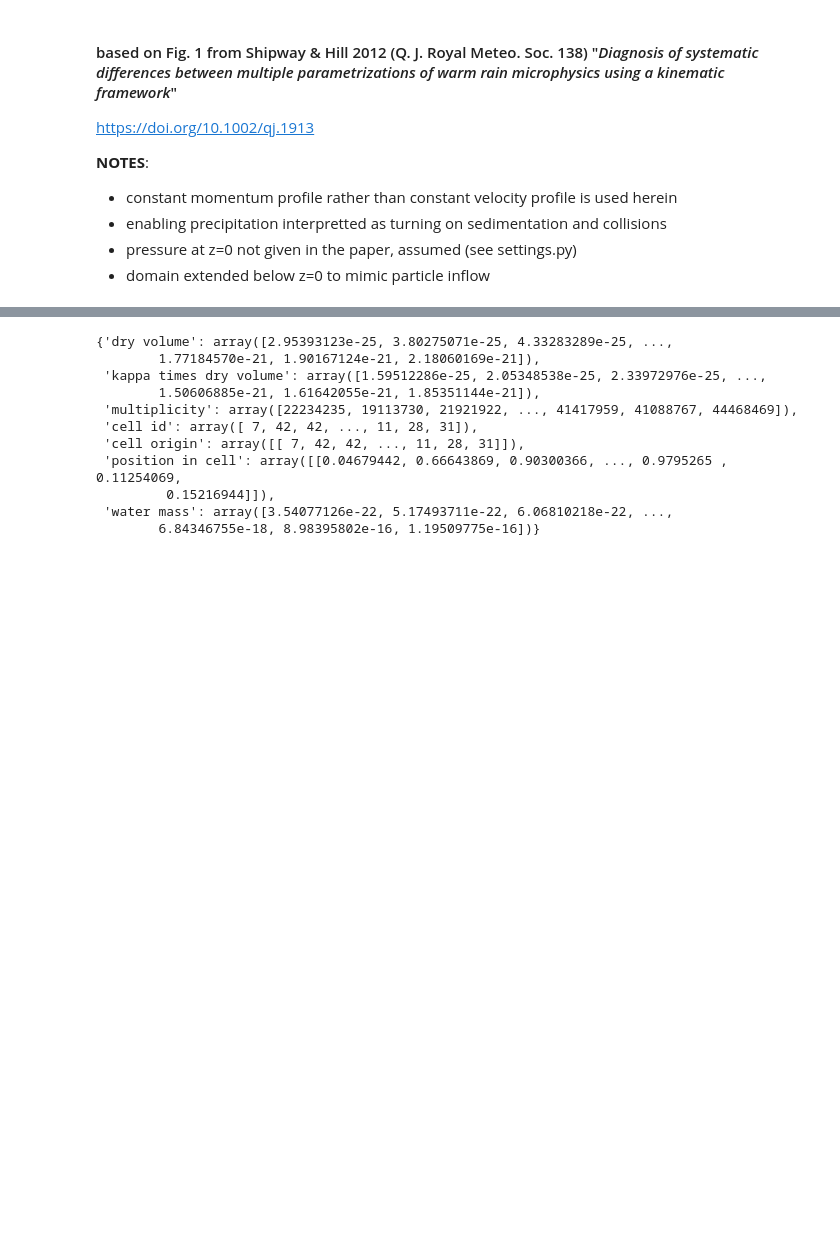
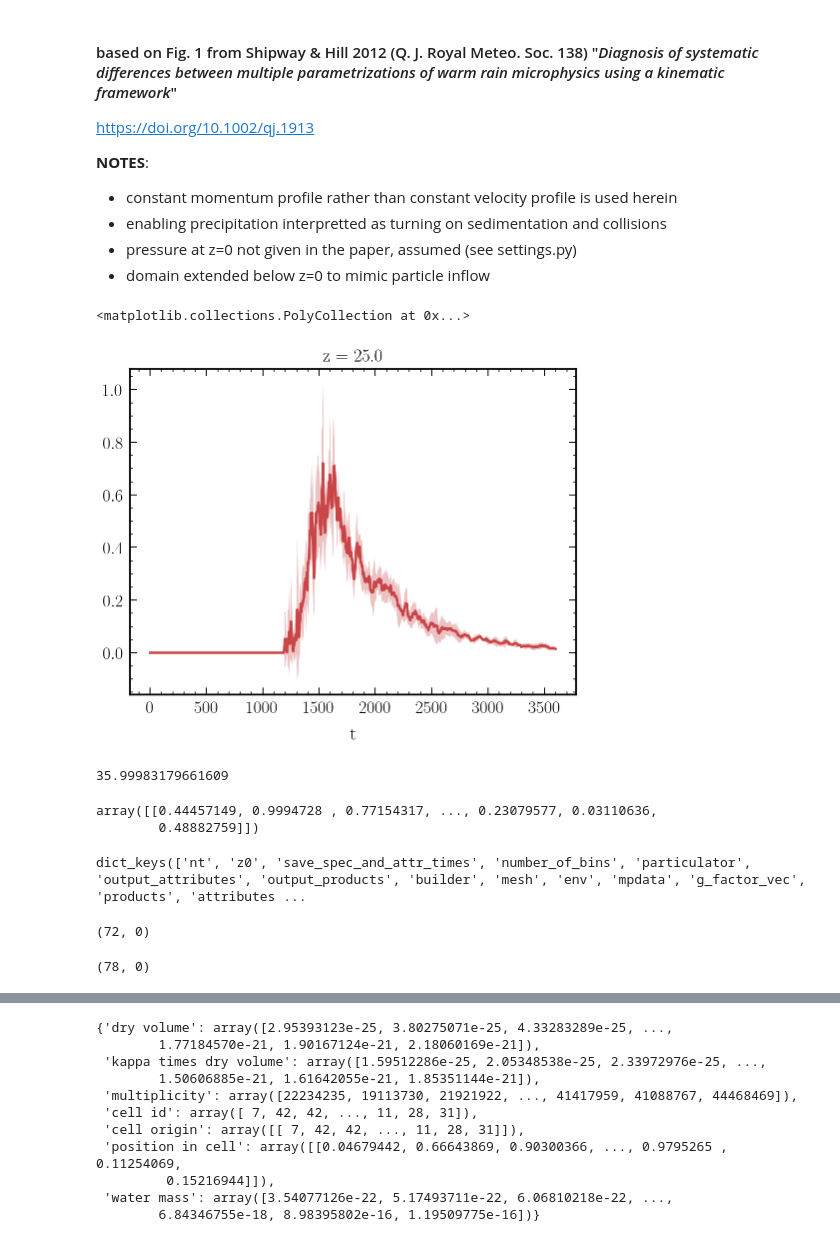
Before and after one commit to jtbuch/cloud-seeding-sdm, a Jupyter notebook: plot_script.ipynb, the cells around one changed output, grey strips where cells are left out. Cells and saved outputs as stored; diff of their text form; code cells hidden in the pictures; blank space fills up the shorter version.

```diff
--- a/plot_script.ipynb
+++ b/plot_script.ipynb
@@ -22,12 +40,12 @@ common_params = {
     "aerosol_modes_by_kappa": {
             .54: Lognormal(
                         norm_factor= 50 / si.cm ** 3,
-                        m_mode=15 * si.nm,
+                        m_mode=40 * si.nm,
                         s_geom=1.4
                 ),
             .85: Lognormal(
-                    norm_factor= 100/ si.cm ** 3,
-                    m_mode= 40 * si.nm,
+                    norm_factor= 10/ si.cm ** 3,
+                    m_mode= 60 * si.nm,
                     s_geom= 1.2
                 )
             },
@@ -35,23 +53,45 @@ common_params = {
     "dz": 50 * si.m,
     "p0": 990 * si.hPa
 }
+sav_flag= False
 # %%
 output = {}
 settings = {}
 simulation = {}
-for rho_times_w in (
-    2 * si.kg/si.m**3 * si.m/si.s,
-    3 * si.kg/si.m**3 * si.m/si.s
-):
-    for precip in (
-        False,
-        True
+rain_xarr = {}
+n_runs= 5
+
+for r_id in tqdm(range(n_runs)):
+    for rho_times_w in (
+        2 * si.kg/si.m**3 * si.m/si.s,
+        3 * si.kg/si.m**3 * si.m/si.s
     ):
-        key = f"rhow={rho_times_w}_p={precip}"
+        key = f"rhow={rho_times_w}_run={r_id}"
         settings[key] = Settings(
             **common_params,
+            formulae= Formulae(seed= np.random.randint(1000)),
             rho_times_w_1=rho_times_w,
-            precip=precip
-        )
+            precip= True
+            )
         simulation[key] = Simulation(settings[key])
         output[key] = simulation[key].run().products
+
+        rain_xarr[key]= xarray.DataArray(data= output[key]['rain water mixing ratio'],
+                            dims=["z", "t"],
+                            coords=dict(
+                                t=(["t"], output[key]['t'],),
+                                z=(["z"], output[key]['z'],),)
+                            )
+if sav_flag:
+    rain_xarr.to_netcdf("../../sav_files/rwmr_" + key + "_n1_50_n2_1000.nc")
+# %%
+surface_rain= xarray.concat([rain_xarr["rhow=2.0_run=%d"%i] for i in range(n_runs)], dim="run")
+surface_rain= surface_rain.assign_coords(run=range(n_runs))
+# %%
+fig, ax= plt.subplots(1, 1, figsize=(8, 6))
+surface_rain.sel(z= 25).mean(dim= "run").plot(ax= ax)
+ax.fill_between(surface_rain.t, surface_rain.sel(z= 25).mean(dim= "run") + surface_rain.sel(z= 25).std(dim= "run"), \
+                                        surface_rain.sel(z= 25).mean(dim= "run") - surface_rain.sel(z= 25).std(dim= "run"), alpha= 0.3)
+# %% [output]
+<matplotlib.collections.PolyCollection at 0x...>
+[figure, added]
@@ -57,0 +110,4 @@ for rho_times_w in (
+# %%
+positions.max()
+# %% [output]
+35.99983179661609
@@ -57,0 +121,17 @@ for rho_times_w in (
+# %%
+positions
+# %% [output]
+array([[0.44457149, 0.9994728 , 0.77154317, ..., 0.23079577, 0.03110636,
+        0.48882759]])
+# %%
+simulation['rhow=2.0_p=True'].__dict__.keys()
+# %% [output]
+dict_keys(['nt', 'z0', 'save_spec_and_attr_times', 'number_of_bins', 'particulator', 'output_attributes', 'output_products', 'builder', 'mesh', 'env', 'mpdata', 'g_factor_vec', 'products', 'attributes ...
+# %%
+simulation['rhow=2.0_p=True'].attributes['cell id'].max(), simulation['rhow=2.0_p=True'].attributes['cell id'].min()
+# %% [output]
+(72, 0)
+# %%
+simulation['rhow=3.0_p=True'].attributes['cell id'].max(), simulation['rhow=3.0_p=True'].attributes['cell id'].min()
+# %% [output]
+(78, 0)
```
Also changed, not shown: parts of 21 cells of this notebook.
